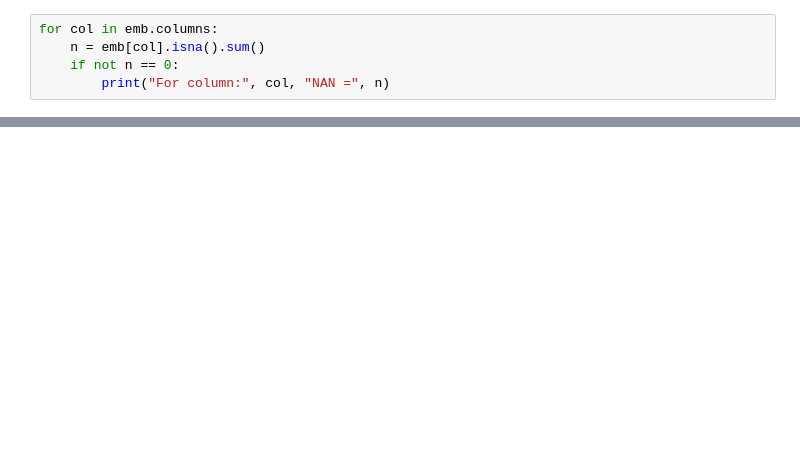
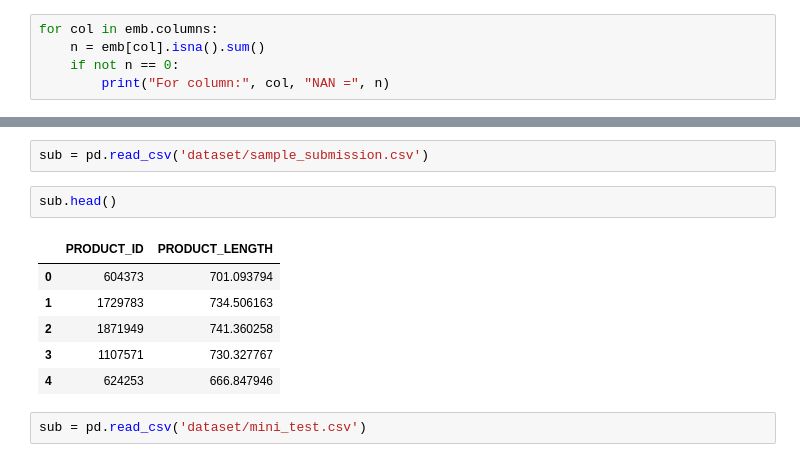
Before and after one commit to gakash2k01/amazon_ml_challenge, a Jupyter notebook: eda.ipynb, the cells around one changed output, grey strips where cells are left out. Cells and saved outputs as stored; diff of their text form; blank space fills up the shorter version.

```diff
--- a/eda.ipynb
+++ b/eda.ipynb
@@ -239,0 +267,13 @@ Index(['PRODUCT_ID', 'TITLE', 'BULLET_POINTS', 'DESCRIPTION',
+# %%
+sub = pd.read_csv('dataset/sample_submission.csv')
+# %%
+sub.head()
+# %% [output]
+|  | PRODUCT_ID | PRODUCT_LENGTH |
+| 0 | 604373 | 701.093794 |
+| 1 | 1729783 | 734.506163 |
+| 2 | 1871949 | 741.360258 |
+| 3 | 1107571 | 730.327767 |
+| 4 | 624253 | 666.847946 |
+# %%
+sub = pd.read_csv('dataset/mini_test.csv')
```
Also changed, not shown: parts of 14 cells of this notebook, 7 other files.
